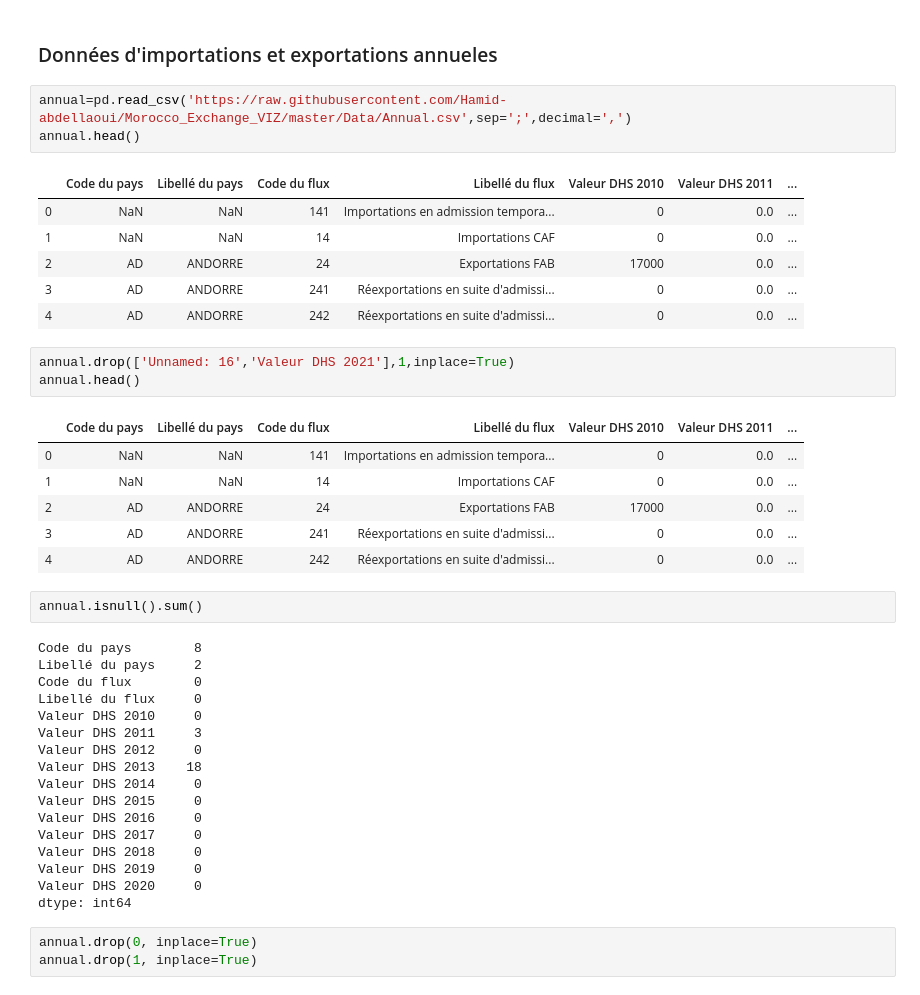
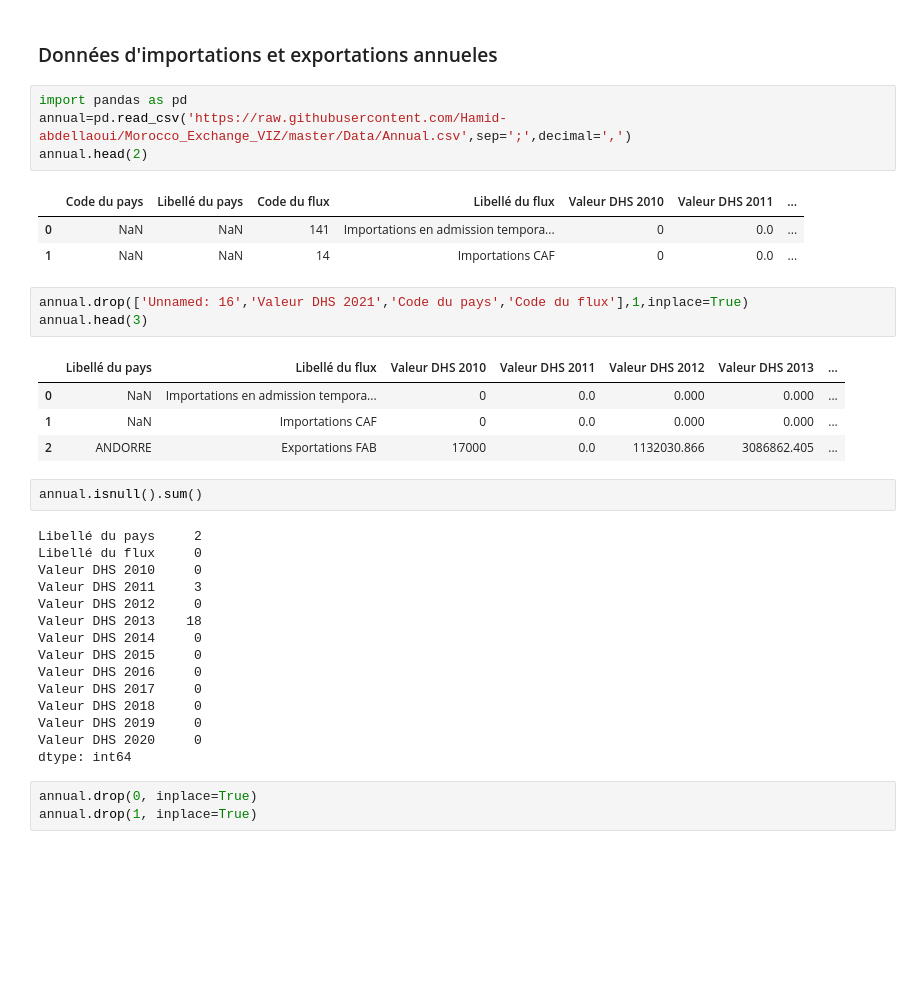
Before and after one commit to Hamid-abdellaoui/Morocco_Exchange_VIZ, a Jupyter notebook: Data/Data_prep.ipynb, the cells around one changed output. Drawn from its saved outputs; the diff is of its cells as text; blank space fills up the shorter version.

```diff
--- a/Data/Data_prep.ipynb
+++ b/Data/Data_prep.ipynb
@@ -146,31 +146,25 @@ Index(['Libellé du groupement d'utilisation', 'Libellé de la section CTCI',
 # %% [markdown]
 ### Données  d'importations et exportations annueles
 # %%
+import pandas as pd
 annual=pd.read_csv('https://raw.githubusercontent.com/Hamid-abdellaoui/Morocco_Exchange_VIZ/master/Data/Annual.csv',sep=';',decimal=',')
-annual.head()
+annual.head(2)
 # %% [output]
 |  | Code du pays | Libellé du pays | Code du flux | Libellé du flux | Valeur DHS 2010 | Valeur DHS 2011 | ... |
 | 0 | NaN | NaN | 141 | Importations en admission tempora... | 0 | 0.0 | ... |
 | 1 | NaN | NaN | 14 | Importations CAF | 0 | 0.0 | ... |
-| 2 | AD | ANDORRE | 24 | Exportations FAB | 17000 | 0.0 | ... |
-| 3 | AD | ANDORRE | 241 | Réexportations en suite d'admissi... | 0 | 0.0 | ... |
-| 4 | AD | ANDORRE | 242 | Réexportations en suite d'admissi... | 0 | 0.0 | ... |
 # %%
-annual.drop(['Unnamed: 16','Valeur DHS 2021'],1,inplace=True)
-annual.head()
+annual.drop(['Unnamed: 16','Valeur DHS 2021','Code du pays','Code du flux'],1,inplace=True)
+annual.head(3)
 # %% [output]
-|  | Code du pays | Libellé du pays | Code du flux | Libellé du flux | Valeur DHS 2010 | Valeur DHS 2011 | ... |
-| 0 | NaN | NaN | 141 | Importations en admission tempora... | 0 | 0.0 | ... |
-| 1 | NaN | NaN | 14 | Importations CAF | 0 | 0.0 | ... |
-| 2 | AD | ANDORRE | 24 | Exportations FAB | 17000 | 0.0 | ... |
-| 3 | AD | ANDORRE | 241 | Réexportations en suite d'admissi... | 0 | 0.0 | ... |
-| 4 | AD | ANDORRE | 242 | Réexportations en suite d'admissi... | 0 | 0.0 | ... |
+|  | Libellé du pays | Libellé du flux | Valeur DHS 2010 | Valeur DHS 2011 | Valeur DHS 2012 | Valeur DHS 2013 | ... |
+| 0 | NaN | Importations en admission tempora... | 0 | 0.0 | 0.000 | 0.000 | ... |
+| 1 | NaN | Importations CAF | 0 | 0.0 | 0.000 | 0.000 | ... |
+| 2 | ANDORRE | Exportations FAB | 17000 | 0.0 | 1132030.866 | 3086862.405 | ... |
 # %%
 annual.isnull().sum()
 # %% [output]
-Code du pays        8
 Libellé du pays     2
-Code du flux        0
 Libellé du flux     0
 Valeur DHS 2010     0
 Valeur DHS 2011     3
```
Also changed, not shown: parts of 5 cells of this notebook, 9 other files.
